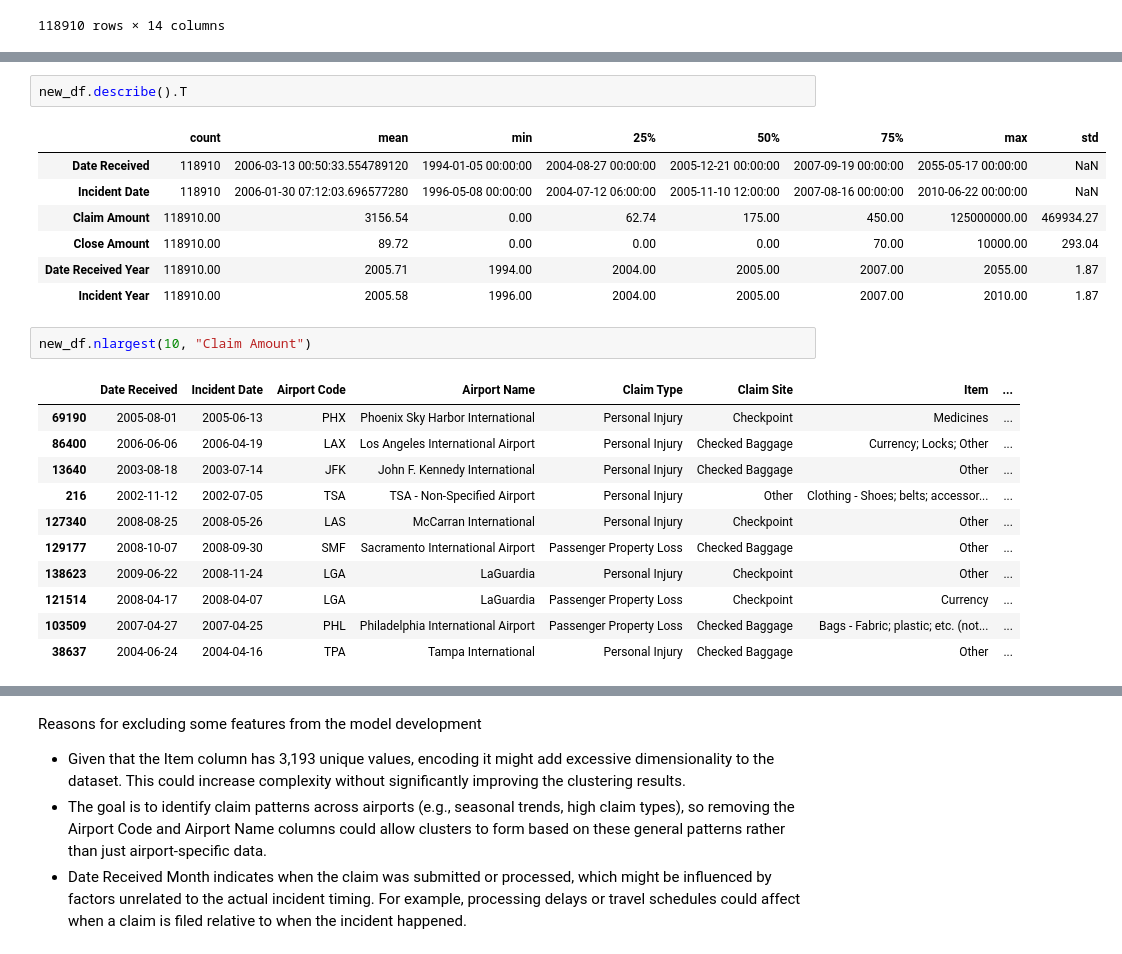
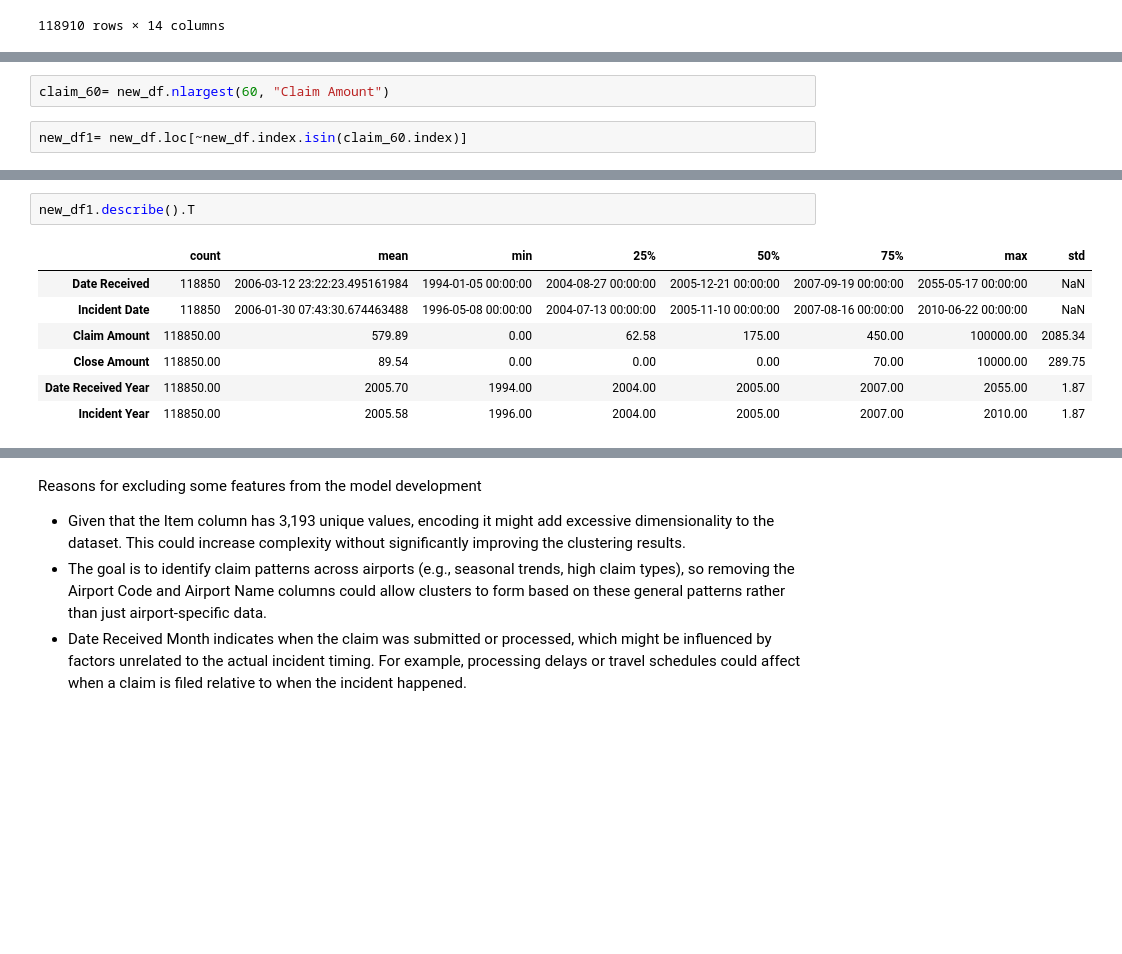
Before and after one commit to btokoli/Risk-Radar-Clustering-Airports-by-Claim-Patterns-to-Spotlight-High-Risk-Hubs, a Jupyter notebook: airportAnalysis.ipynb, the cells around one changed output, grey strips where cells are left out. Saved outputs shown, nothing was run; the diff lists cells and outputs as text; blank space fills up the shorter version.

```diff
--- a/airportAnalysis.ipynb
+++ b/airportAnalysis.ipynb
@@ -541,0 +562,4 @@ new_df
+# %%
+claim_60= new_df.nlargest(60, "Claim Amount")
+# %%
+new_df1= new_df.loc[~new_df.index.isin(claim_60.index)]
@@ -542,24 +598,10 @@ new_df
 # %%
-new_df.describe().T
+new_df1.describe().T
 # %% [output]
 |  | count | mean | min | 25% | 50% | 75% | max | std |
-| Date Received | 118910 | 2006-03-13 00:50:33.554789120 | 1994-01-05 00:00:00 | 2004-08-27 00:00:00 | 2005-12-21 00:00:00 | 2007-09-19 00:00:00 | 2055-05-17 00:00:00 | NaN |
-| Incident Date | 118910 | 2006-01-30 07:12:03.696577280 | 1996-05-08 00:00:00 | 2004-07-12 06:00:00 | 2005-11-10 12:00:00 | 2007-08-16 00:00:00 | 2010-06-22 00:00:00 | NaN |
-| Claim Amount | 118910.00 | 3156.54 | 0.00 | 62.74 | 175.00 | 450.00 | 125000000.00 | 469934.27 |
-| Close Amount | 118910.00 | 89.72 | 0.00 | 0.00 | 0.00 | 70.00 | 10000.00 | 293.04 |
-| Date Received Year | 118910.00 | 2005.71 | 1994.00 | 2004.00 | 2005.00 | 2007.00 | 2055.00 | 1.87 |
-| Incident Year | 118910.00 | 2005.58 | 1996.00 | 2004.00 | 2005.00 | 2007.00 | 2010.00 | 1.87 |
+| Date Received | 118850 | 2006-03-12 23:22:23.495161984 | 1994-01-05 00:00:00 | 2004-08-27 00:00:00 | 2005-12-21 00:00:00 | 2007-09-19 00:00:00 | 2055-05-17 00:00:00 | NaN |
+| Incident Date | 118850 | 2006-01-30 07:43:30.674463488 | 1996-05-08 00:00:00 | 2004-07-13 00:00:00 | 2005-11-10 00:00:00 | 2007-08-16 00:00:00 | 2010-06-22 00:00:00 | NaN |
+| Claim Amount | 118850.00 | 579.89 | 0.00 | 62.58 | 175.00 | 450.00 | 100000.00 | 2085.34 |
+| Close Amount | 118850.00 | 89.54 | 0.00 | 0.00 | 0.00 | 70.00 | 10000.00 | 289.75 |
+| Date Received Year | 118850.00 | 2005.70 | 1994.00 | 2004.00 | 2005.00 | 2007.00 | 2055.00 | 1.87 |
+| Incident Year | 118850.00 | 2005.58 | 1996.00 | 2004.00 | 2005.00 | 2007.00 | 2010.00 | 1.87 |
-# %%
-new_df.nlargest(10, "Claim Amount")
-# %% [output]
-|  | Date Received | Incident Date | Airport Code | Airport Name | Claim Type | Claim Site | Item | ... |
-| 69190 | 2005-08-01 | 2005-06-13 | PHX | Phoenix Sky Harbor International | Personal Injury | Checkpoint | Medicines | ... |
-| 86400 | 2006-06-06 | 2006-04-19 | LAX | Los Angeles International Airport | Personal Injury | Checked Baggage | Currency; Locks; Other | ... |
-| 13640 | 2003-08-18 | 2003-07-14 | JFK | John F. Kennedy International | Personal Injury | Checked Baggage | Other | ... |
-| 216 | 2002-11-12 | 2002-07-05 | TSA | TSA - Non-Specified Airport | Personal Injury | Other | Clothing - Shoes; belts; accessor... | ... |
-| 127340 | 2008-08-25 | 2008-05-26 | LAS | McCarran International | Personal Injury | Checkpoint | Other | ... |
-| 129177 | 2008-10-07 | 2008-09-30 | SMF | Sacramento International Airport | Passenger Property Loss | Checked Baggage | Other | ... |
-| 138623 | 2009-06-22 | 2008-11-24 | LGA | LaGuardia | Personal Injury | Checkpoint | Other | ... |
-| 121514 | 2008-04-17 | 2008-04-07 | LGA | LaGuardia | Passenger Property Loss | Checkpoint | Currency | ... |
-| 103509 | 2007-04-27 | 2007-04-25 | PHL | Philadelphia International Airport | Passenger Property Loss | Checked Baggage | Bags - Fabric; plastic; etc. (not... | ... |
-| 38637 | 2004-06-24 | 2004-04-16 | TPA | Tampa International | Personal Injury | Checked Baggage | Other | ... |
```
Also changed, not shown: parts of 15 cells of this notebook.
